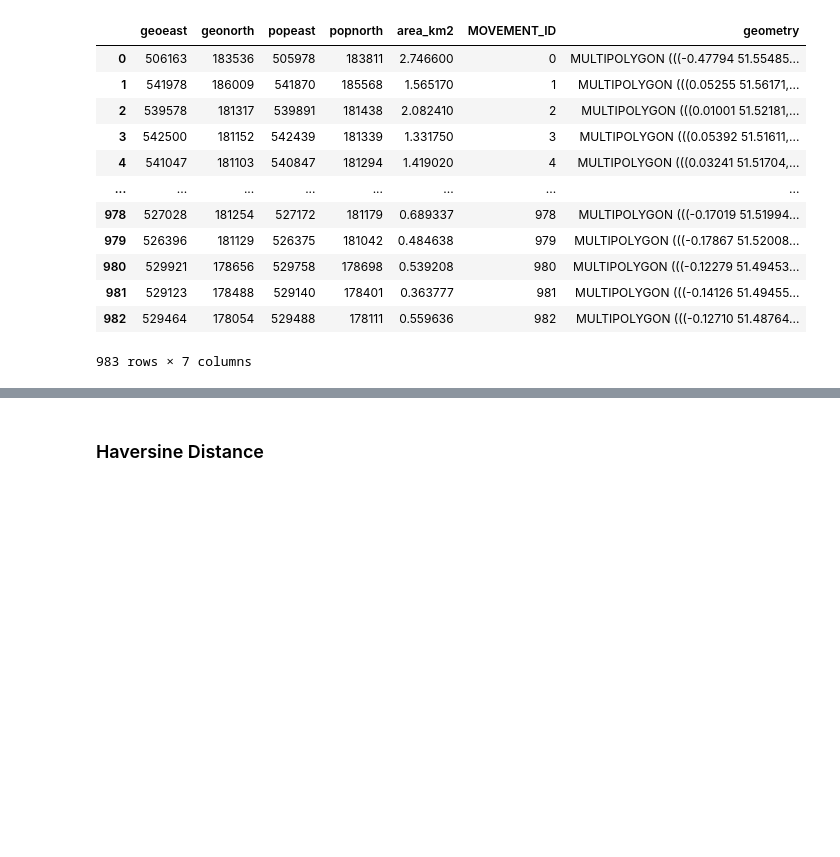
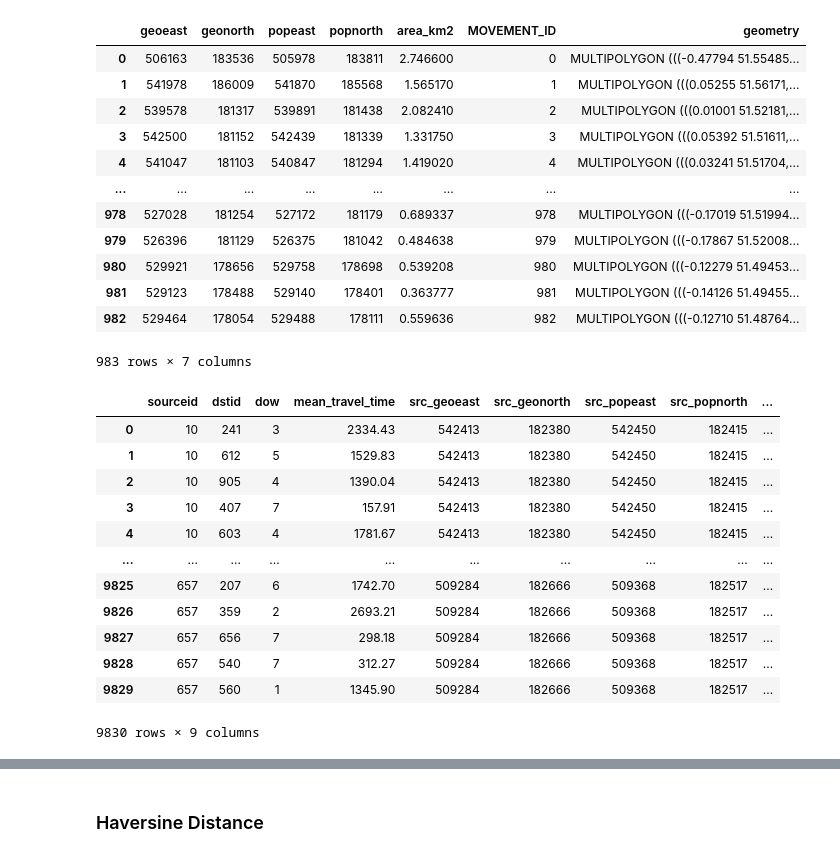
Before and after one commit to aliyusifov99/mec-ds-competition, a Jupyter notebook: Elnur/model-orderly.ipynb, the cells around one changed output, grey strips where cells are left out. Cells and saved outputs as stored; diff of their text form; code cells hidden in the pictures; blank space fills up the shorter version.

```diff
--- a/Elnur/model-orderly.ipynb
+++ b/Elnur/model-orderly.ipynb
@@ -146,3 +146,22 @@ df_json
 | 981 | 529123 | 178488 | 529140 | 178401 | 0.363777 | 981 | MULTIPOLYGON (((-0.14126 51.49455... |
 | 982 | 529464 | 178054 | 529488 | 178111 | 0.559636 | 982 | MULTIPOLYGON (((-0.12710 51.48764... |
 983 rows × 7 columns
+# %%
+df_train = df_train.join(df_json, on='sourceid')
+df_train = df_train.rename(columns={'geoeast': 'src_geoeast', 'geonorth': 'src_geonorth', 'popeast': 'src_popeast', 'popnorth': 'src_popnorth', 'area_km2':'src_area', 'longitude_rad':'src_longitude_rad', 'latitude_rad':'src_latitude_rad'})
+df_train.drop(['MOVEMENT_ID','geometry'], inplace=True, axis=1)
+df_train
+# %% [output]
+|  | sourceid | dstid | dow | mean_travel_time | src_geoeast | src_geonorth | src_popeast | src_popnorth | ... |
+| 0 | 10 | 241 | 3 | 2334.43 | 542413 | 182380 | 542450 | 182415 | ... |
+| 1 | 10 | 612 | 5 | 1529.83 | 542413 | 182380 | 542450 | 182415 | ... |
+| 2 | 10 | 905 | 4 | 1390.04 | 542413 | 182380 | 542450 | 182415 | ... |
+| 3 | 10 | 407 | 7 | 157.91 | 542413 | 182380 | 542450 | 182415 | ... |
+| 4 | 10 | 603 | 4 | 1781.67 | 542413 | 182380 | 542450 | 182415 | ... |
+| ... | ... | ... | ... | ... | ... | ... | ... | ... | ... |
+| 9825 | 657 | 207 | 6 | 1742.70 | 509284 | 182666 | 509368 | 182517 | ... |
+| 9826 | 657 | 359 | 2 | 2693.21 | 509284 | 182666 | 509368 | 182517 | ... |
+| 9827 | 657 | 656 | 7 | 298.18 | 509284 | 182666 | 509368 | 182517 | ... |
+| 9828 | 657 | 540 | 7 | 312.27 | 509284 | 182666 | 509368 | 182517 | ... |
+| 9829 | 657 | 560 | 1 | 1345.90 | 509284 | 182666 | 509368 | 182517 | ... |
+9830 rows × 9 columns
```
Also changed, not shown: parts of 3 cells of this notebook.
